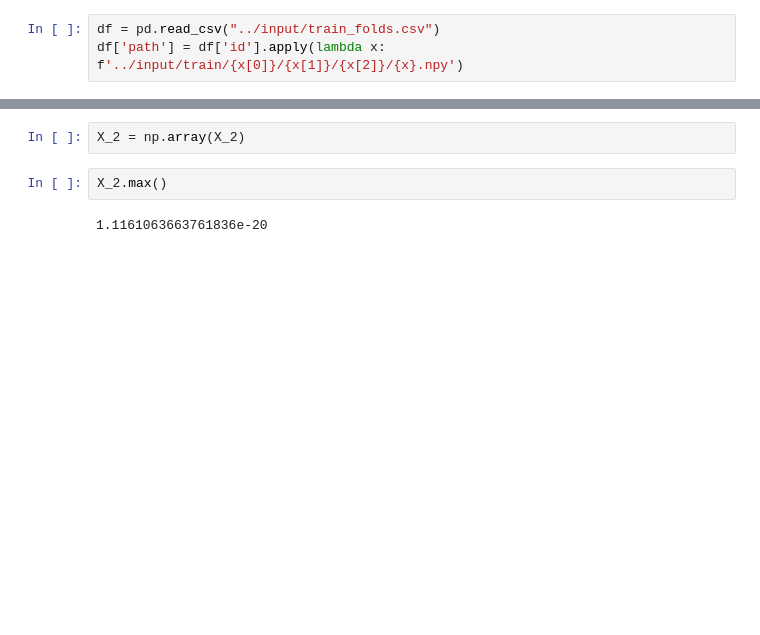
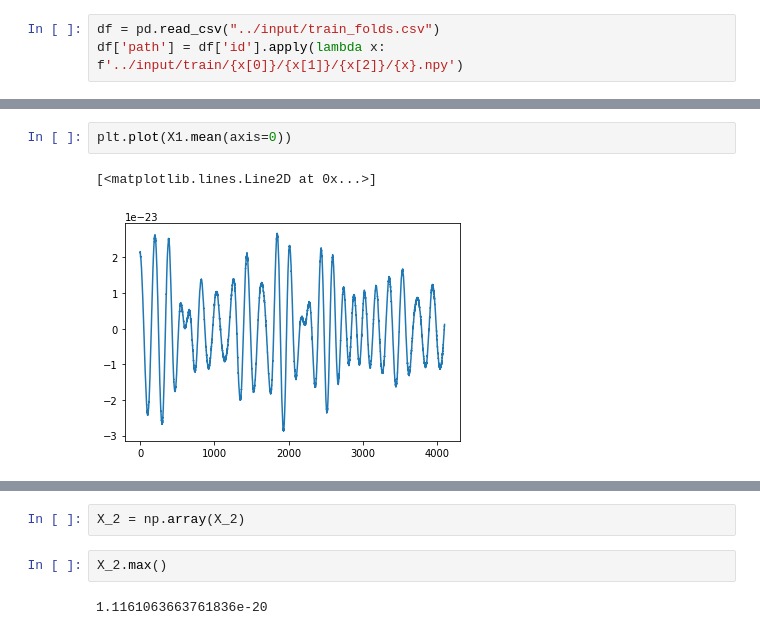
Before and after one commit to hamishdickson/g2net, a Jupyter notebook: nbs/eda.ipynb, the cells around one changed output, grey strips where cells are left out. Saved outputs shown, nothing was run; the diff lists cells and outputs as text; blank space fills up the shorter version.

```diff
--- a/nbs/eda.ipynb
+++ b/nbs/eda.ipynb
@@ -31,0 +44,5 @@ for _, d in tqdm(df.iterrows()):
+# %%
+plt.plot(X1.mean(axis=0))
+# %% [output]
+[<matplotlib.lines.Line2D at 0x...>]
+[figure, added]
```
Also changed, not shown: parts of 27 cells of this notebook, 6 other files.
